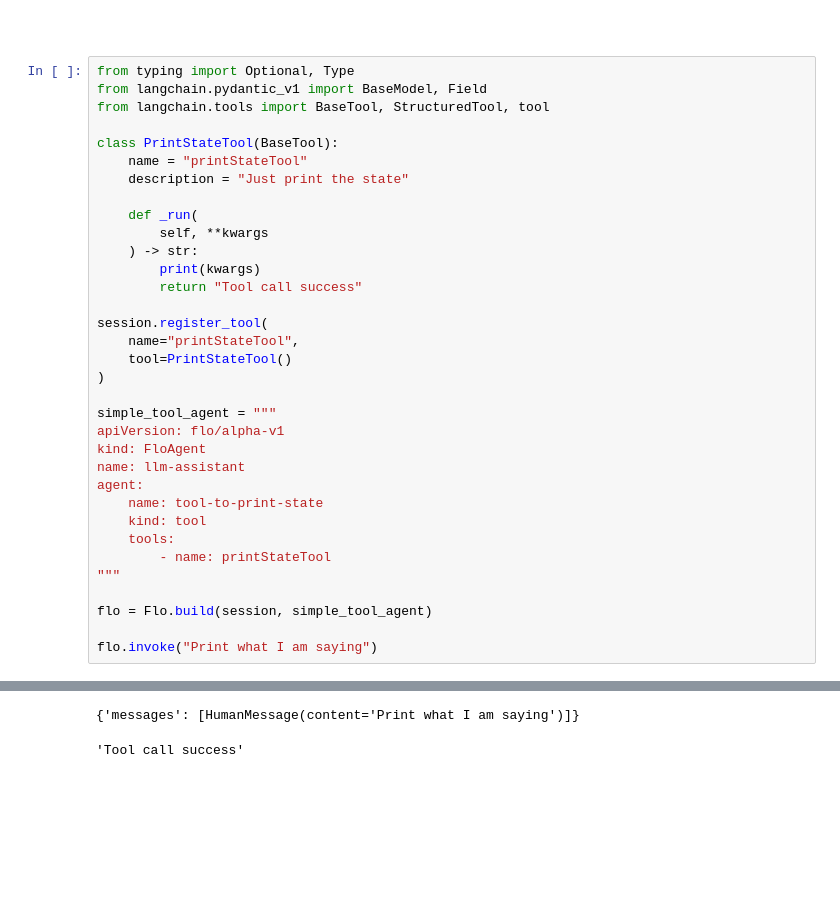
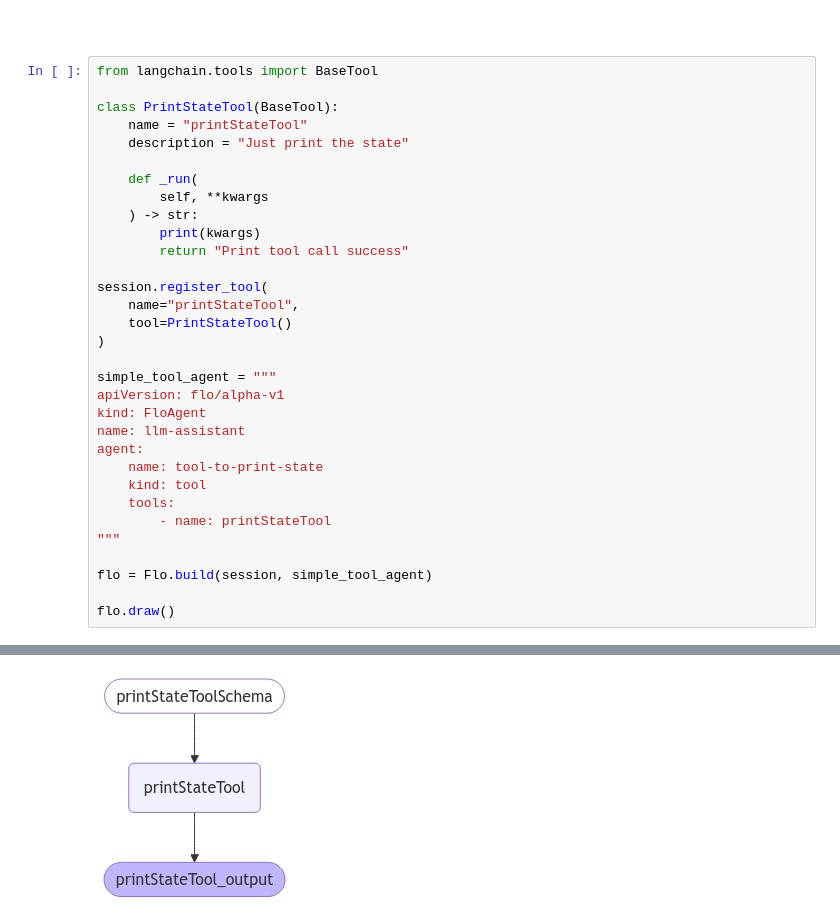
Before and after one commit to rootflo/flo-ai, a Jupyter notebook: examples/agent_of_flo_ai.ipynb, the cells around one changed output, grey strips where cells are left out. Saved outputs shown, nothing was run; the diff lists cells and outputs as text; blank space fills up the shorter version.

```diff
--- a/examples/agent_of_flo_ai.ipynb
+++ b/examples/agent_of_flo_ai.ipynb
@@ -241,9 +132,7 @@ This theorem is useful for calculating the length of one side of a right triangl
 # %% [markdown]
 #
 # %%
-from typing import Optional, Type
-from langchain.pydantic_v1 import BaseModel, Field
-from langchain.tools import BaseTool, StructuredTool, tool
+from langchain.tools import BaseTool
 
 class PrintStateTool(BaseTool):
     name = "printStateTool"
@@ -253,7 +142,7 @@ class PrintStateTool(BaseTool):
         self, **kwargs
     ) -> str:
         print(kwargs)
-        return "Tool call success"
+        return "Print tool call success"
 
 session.register_tool(
     name="printStateTool",
@@ -273,5 +162,5 @@ agent:
 
 flo = Flo.build(session, simple_tool_agent)
 
-flo.invoke("Print what I am saying")
+flo.draw()
 # %% [output]
@@ -284,2 +169 @@ flo.invoke("Print what I am saying")
-{'messages': [HumanMessage(content='Print what I am saying')]}
-'Tool call success'
+[figure, added]
```
Also changed, not shown: parts of 16 cells of this notebook, 23 other files.
